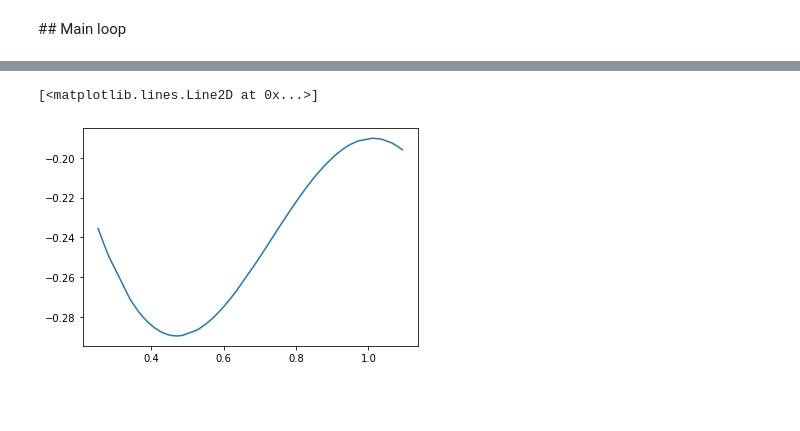
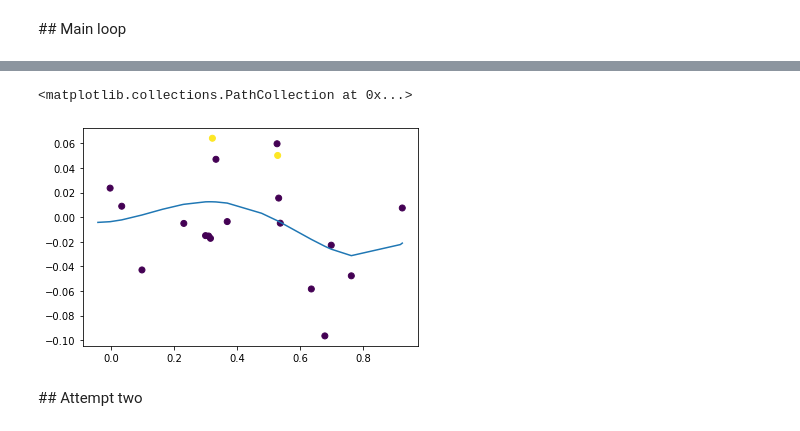
Before and after one commit to sdrogers/CLGP, a Jupyter notebook: Simpler.ipynb, the cells around one changed output, grey strips where cells are left out. Saved outputs shown, nothing was run; the diff lists cells and outputs as text; code cells hidden in the pictures; blank space fills up the shorter version.

```diff
--- a/Simpler.ipynb
+++ b/Simpler.ipynb
@@ -262,5 +245,10 @@ plt.legend()
-# %%
-plt.plot(observed_2,pred)
-# %% [output]
-[<matplotlib.lines.Line2D at 0x...>]
-[figure, removed]
+# %%
+plt.plot(observed_2,pred)
+d1 = observed_1[matches[:,0]]
+d2 = observed_2[matches[:,1]]
+plt.scatter(d2,d1-d2,c=status)
+# %% [output]
+<matplotlib.collections.PathCollection at 0x...>
+[figure, added]
+# %% [markdown]
+## Attempt two
```
Also changed, not shown: parts of 11 cells of this notebook, 1 other file.
